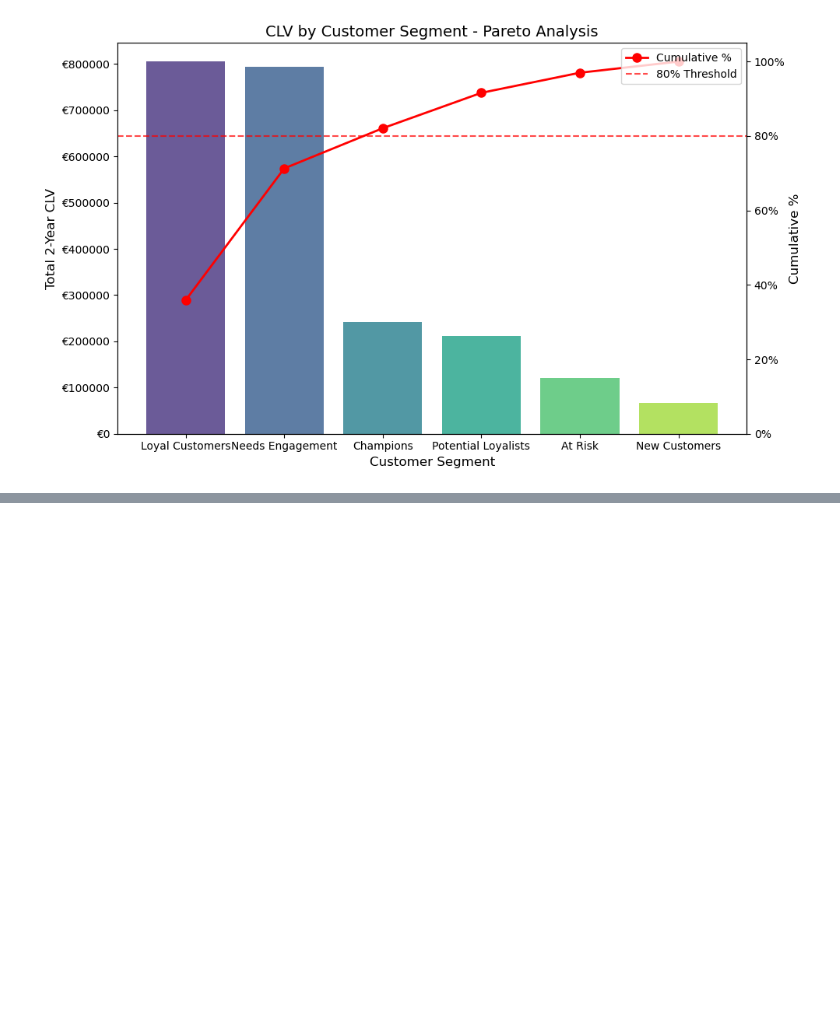
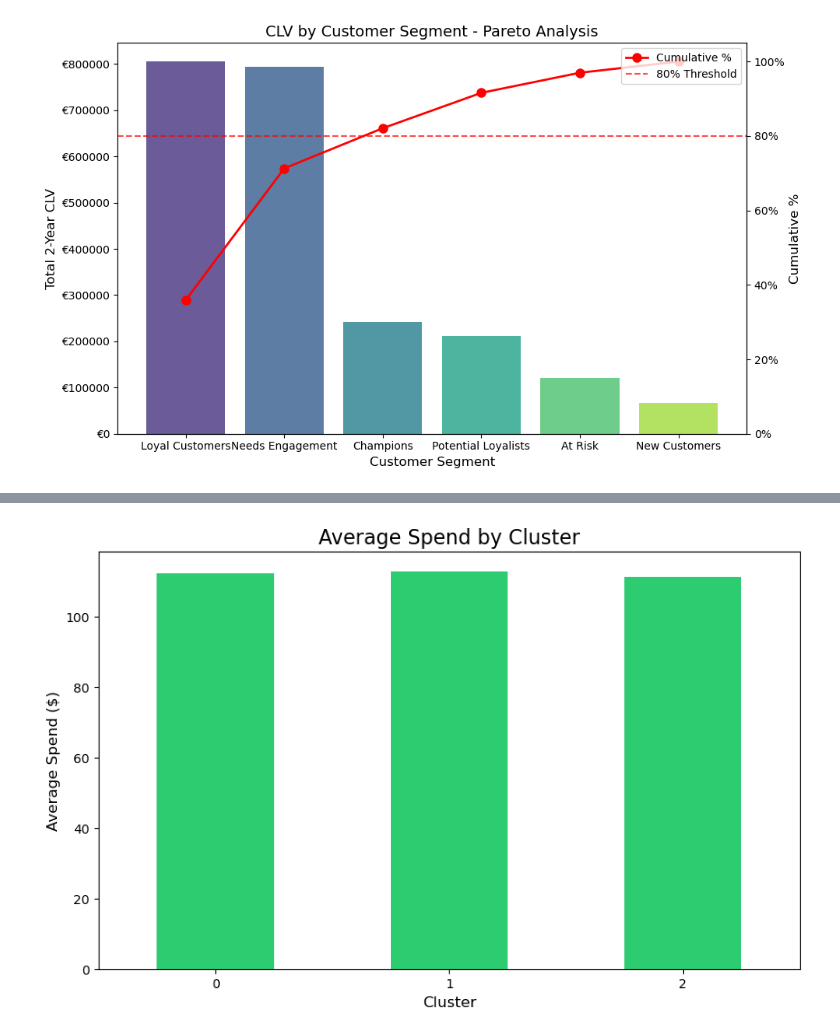
Before and after one commit to elciguapuuu/segmentation-case, a Jupyter notebook: UTF-8MarketingSegmentation.ipynb, the cells around one changed output, grey strips where cells are left out. Saved outputs shown, nothing was run; the diff lists cells and outputs as text; code cells hidden in the pictures; blank space fills up the shorter version.

```diff
--- a/UTF-8MarketingSegmentation.ipynb
+++ b/UTF-8MarketingSegmentation.ipynb
@@ -645,0 +887,11 @@ plt.show()
+# %%
+# Plot the mean Average Spend for each cluster
+plt.figure(figsize=(10, 6))
+df_cluster.groupby('Cluster')['Average Spend'].mean().plot(kind='bar', color='#2ecc71')
+plt.title('Average Spend by Cluster', fontsize=16)
+plt.xlabel('Cluster', fontsize=12)
+plt.ylabel('Average Spend ($)', fontsize=12)
+plt.xticks(rotation=0)
+plt.show()
+# %% [output]
+[figure, added]
```
Also changed, not shown: parts of 17 cells of this notebook.
